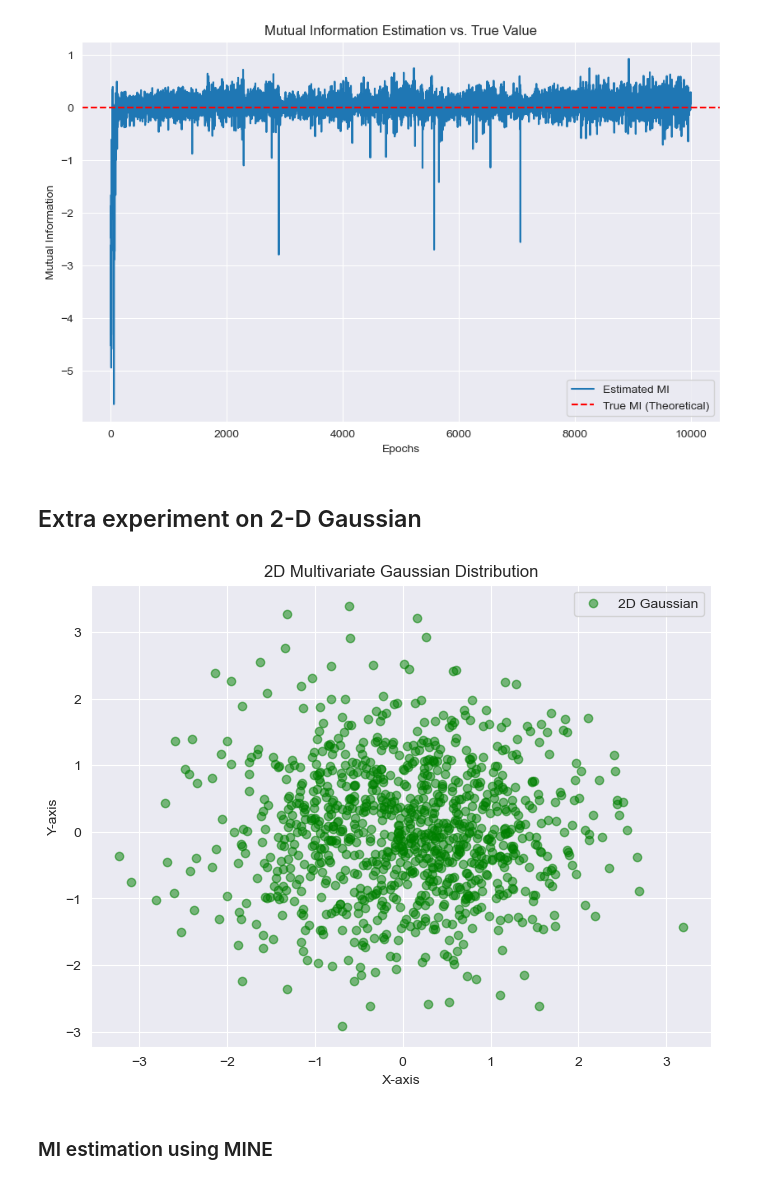
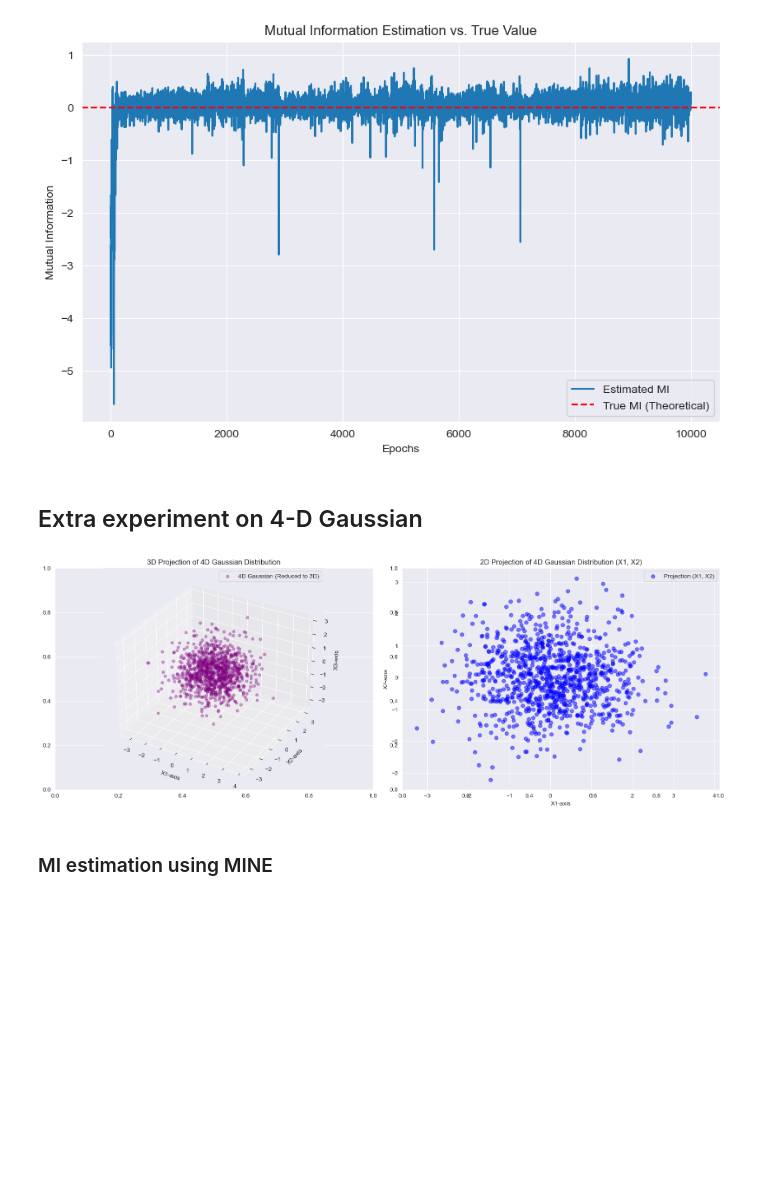
Before and after one commit to PSATRA/Information-Theory, a Jupyter notebook: MINE_basic.ipynb, the cells around one changed output. Drawn from its saved outputs; the diff is of its cells as text; code cells hidden in the pictures; blank space fills up the shorter version.

```diff
--- a/MINE_basic.ipynb
+++ b/MINE_basic.ipynb
@@ -279,38 +279,58 @@ train_and_visualize(3,
 [figure]
 [figure]
 # %% [markdown]
-## Extra experiment on 2-D Gaussian
+## Extra experiment on 4-D Gaussian
 # %%
 # Define mean and covariance matrix for 2D Gaussian distribution
-mean_2d = [0, 0]  # Mean for 2D Gaussian
-cov_2d = [[1, 0], [0, 1]]  # Covariance matrix for 2D Gaussian
+mean_4d = [0, 0, 0, 0]  # Mean for 2D Gaussian
+cov_4d = [[1, 0, 0, 0],  # Covariance matrix for 4D Gaussian
+          [0, 1, 0, 0],
+          [0, 0, 1, 0],
+          [0, 0, 0, 1]]
 # Sample numbers
 sample_num = 1000
 
 # Generate samples for 2D and 3D Gaussians
-x_2d = np.random.multivariate_normal(mean_2d, cov_2d, sample_num)
+x_4d = np.random.multivariate_normal(mean_4d, cov_4d, sample_num)
 
 # Calculate the theoretical mutual information for the given covariance matrix
-true_mi_2d = theoretical_mi(cov_2d)
+true_mi_4d = theoretical_mi(cov_4d)
 
 # Generate joint and marginal samples
-joint_data_2d = x_2d  # Joint distribution samples already generated
-marginal_data_2d = np.hstack([
-    np.random.normal(0, 1, size=(sample_num, 1)),  # Independent samples for X
-    np.random.normal(0, 1, size=(sample_num, 1)),  # Independent samples for Y
+joint_data_4d = x_4d  # Joint distribution samples already generated
+marginal_data_4d = np.hstack([
+    np.random.normal(0, 1, size=(sample_num, 1)),  # Independent samples for X1
+    np.random.normal(0, 1, size=(sample_num, 1)),  # Independent samples for X2
+    np.random.normal(0, 1, size=(sample_num, 1)),  # Independent samples for X3
+    np.random.normal(0, 1, size=(sample_num, 1)),  # Independent samples for X4
 ])
 
-# Visualize the 2D Gaussian
-plt.figure(figsize=(8, 6))
-plt.scatter(x_2d[:, 0], x_2d[:, 1], alpha=0.5, c='green', label="2D Gaussian")
-plt.title("2D Multivariate Gaussian Distribution")
-plt.xlabel("X-axis")
-plt.ylabel("Y-axis")
-plt.legend()
-plt.grid(True)
+# visualization: Reduce to 3D for plotting
+fig, axes = plt.subplots(1, 2, figsize=(16, 6))
+
+# Left subplot: 3D scatter plot (reduced from 4D Gaussian)
+ax1 = fig.add_subplot(1, 2, 1, projection='3d')
+ax1.scatter(x_4d[:, 0], x_4d[:, 1], x_4d[:, 2], alpha=0.35, c='purple', label="4D Gaussian (Reduced to 3D)")
+ax1.set_title("3D Projection of 4D Gaussian Distribution")
+ax1.set_xlabel("X1-axis")
+ax1.set_ylabel("X2-axis")
+ax1.set_zlabel("X3-axis")
+ax1.legend()
+
+# Right subplot: 2D scatter plot (X1 vs. X2)
+ax2 = fig.add_subplot(1, 2, 2)
+ax2.scatter(x_4d[:, 0], x_4d[:, 1], alpha=0.5, c='blue', label="Projection (X1, X2)")
+ax2.set_title("2D Projection of 4D Gaussian Distribution (X1, X2)")
+ax2.set_xlabel("X1-axis")
+ax2.set_ylabel("X2-axis")
+ax2.legend()
+ax2.grid(True)
+
+# Adjust layout and display the plots
+plt.tight_layout()
 plt.show()
 # %% [output]
-[figure, old version]
+[figure, new version]
 # %% [markdown]
 ### MI estimation using MINE
 # %%
```
Also changed, not shown: parts of 3 cells of this notebook.
